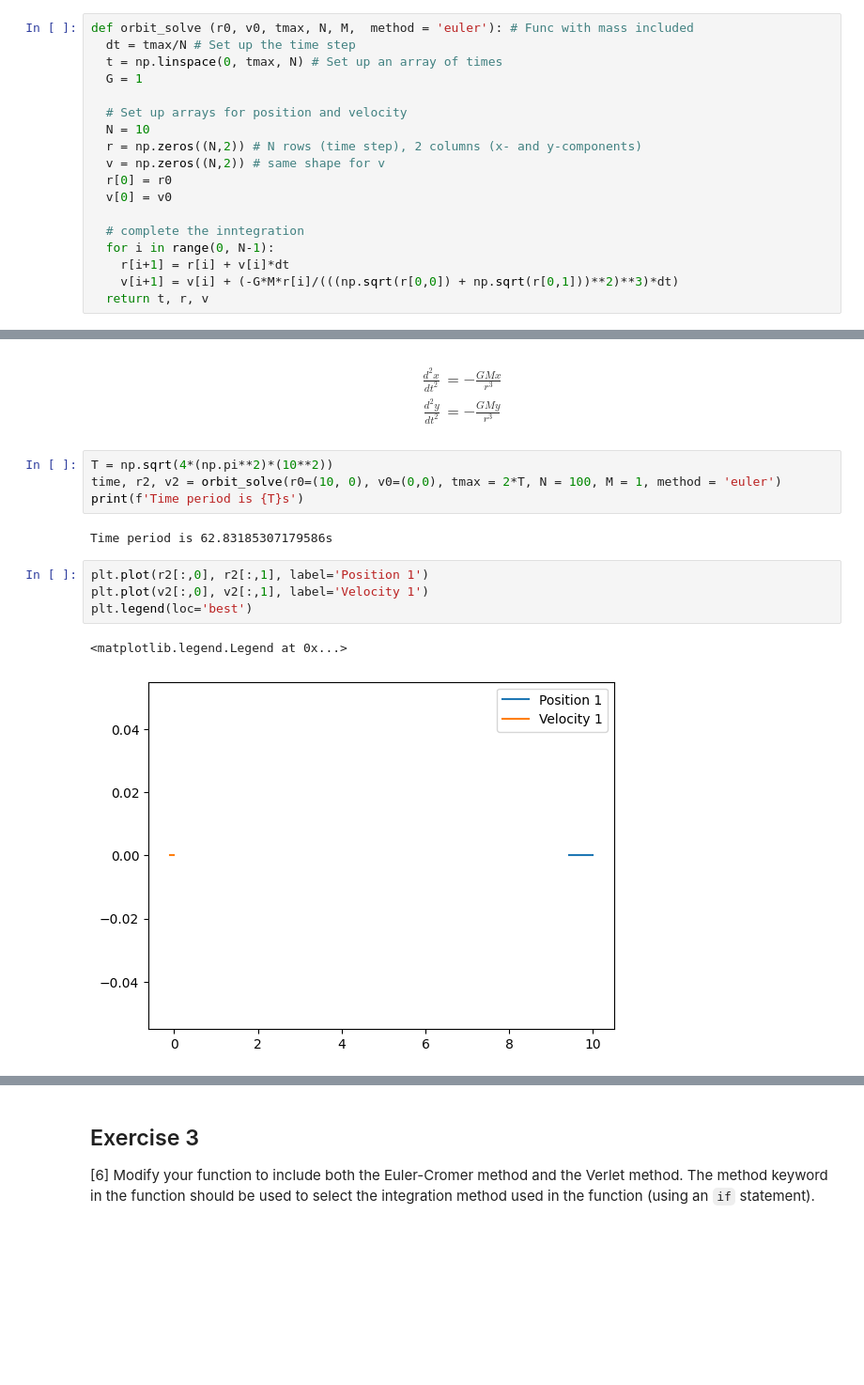
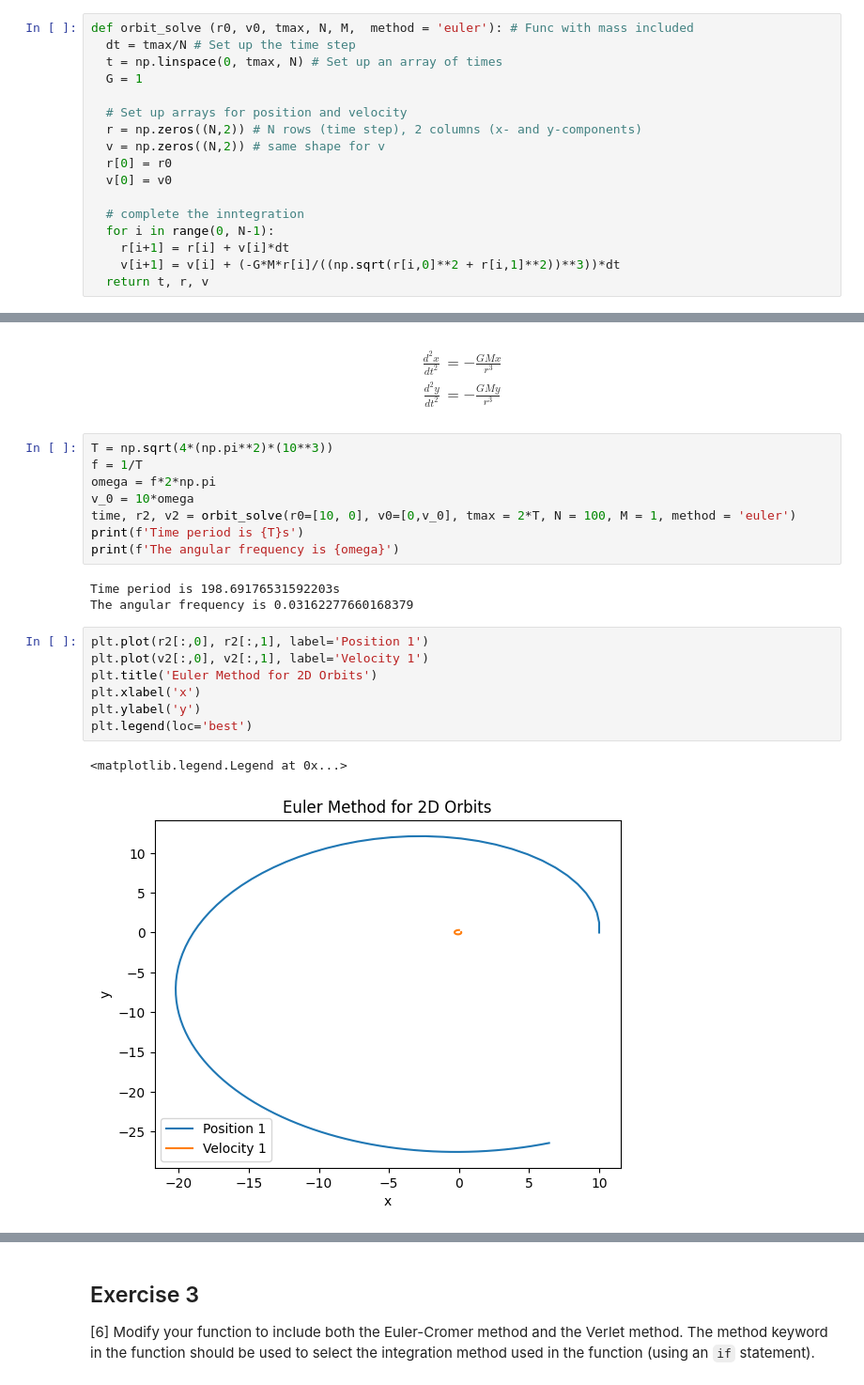
Before and after one commit to PX2145-2025/week-9-b-bshorner533, a Jupyter notebook: ODEs_2.ipynb, the cells around one changed output, grey strips where cells are left out. Shown at 94% size. Cells and saved outputs as stored; diff of their text form; blank space fills up the shorter version.

```diff
--- a/ODEs_2.ipynb
+++ b/ODEs_2.ipynb
@@ -264,7 +264,6 @@ def orbit_solve (r0, v0, tmax, N, M,  method = 'euler'): # Func with mass includ
   G = 1
 
   # Set up arrays for position and velocity
-  N = 10
   r = np.zeros((N,2)) # N rows (time step), 2 columns (x- and y-components)
   v = np.zeros((N,2)) # same shape for v
   r[0] = r0
@@ -273,7 +272,7 @@ def orbit_solve (r0, v0, tmax, N, M,  method = 'euler'): # Func with mass includ
   # complete the inntegration
   for i in range(0, N-1):
     r[i+1] = r[i] + v[i]*dt
-    v[i+1] = v[i] + (-G*M*r[i]/(((np.sqrt(r[0,0]) + np.sqrt(r[0,1]))**2)**3)*dt)
+    v[i+1] = v[i] + (-G*M*r[i]/((np.sqrt(r[i,0]**2 + r[i,1]**2))**3))*dt
   return t, r, v
 # %% [markdown]
 ## Exercise 2
@@ -288,15 +287,23 @@ $$
 \end{aligned}
 $$
 # %%
-T = np.sqrt(4*(np.pi**2)*(10**2))
-time, r2, v2 = orbit_solve(r0=(10, 0), v0=(0,0), tmax = 2*T, N = 100, M = 1, method = 'euler')
+T = np.sqrt(4*(np.pi**2)*(10**3))
+f = 1/T
+omega = f*2*np.pi
+v_0 = 10*omega
+time, r2, v2 = orbit_solve(r0=[10, 0], v0=[0,v_0], tmax = 2*T, N = 100, M = 1, method = 'euler')
 print(f'Time period is {T}s')
+print(f'The angular frequency is {omega}')
 # %% [output]
-Time period is 62.83185307179586s
+Time period is 198.69176531592203s
+The angular frequency is 0.03162277660168379
 # %%
 plt.plot(r2[:,0], r2[:,1], label='Position 1')
 plt.plot(v2[:,0], v2[:,1], label='Velocity 1')
+plt.title('Euler Method for 2D Orbits')
+plt.xlabel('x')
+plt.ylabel('y')
 plt.legend(loc='best')
 # %% [output]
 <matplotlib.legend.Legend at 0x...>
-[figure, old version]
+[figure, new version]
```
Also changed, not shown: parts of 5 cells of this notebook.
